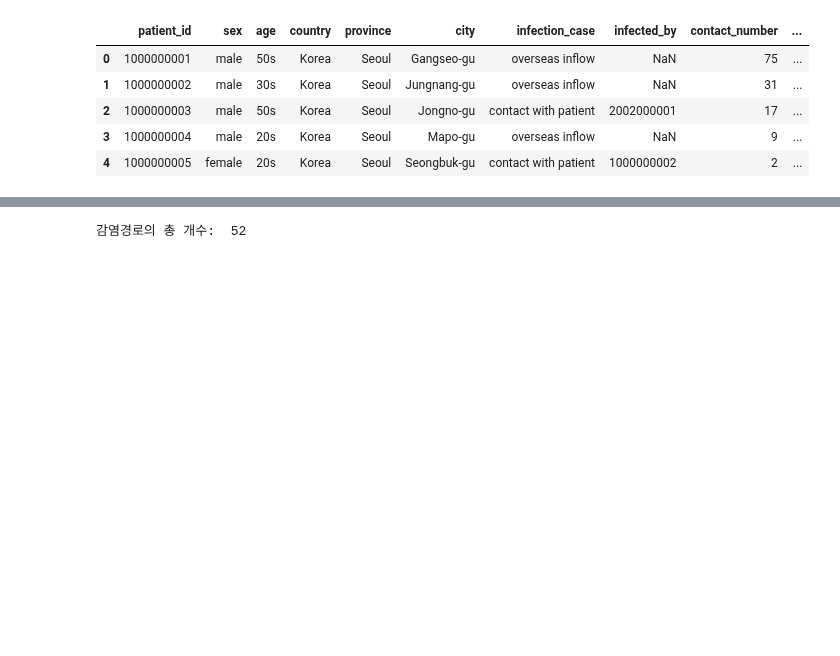
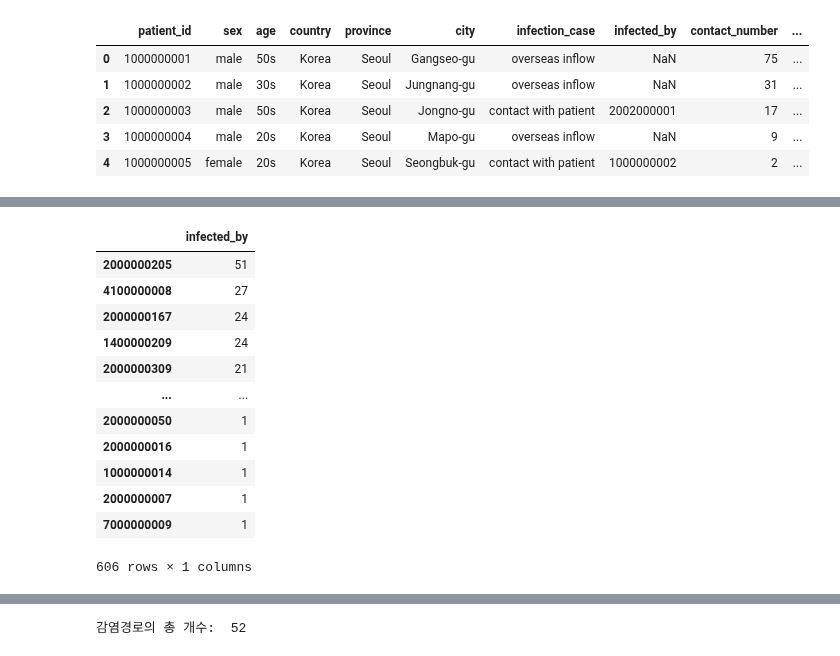
Before and after one commit to zzozzo/Datathon, a Jupyter notebook: DS_covid19.ipynb, the cells around one changed output, grey strips where cells are left out. Cells and saved outputs as stored; diff of their text form; code cells hidden in the pictures; blank space fills up the shorter version.

```diff
--- a/DS_covid19.ipynb
+++ b/DS_covid19.ipynb
@@ -231,0 +129,16 @@ display(PI_df.head())
+# %%
+infected_by.to_frame()
+# %% [output]
+|  | infected_by |
+| 2000000205 | 51 |
+| 4100000008 | 27 |
+| 2000000167 | 24 |
+| 1400000209 | 24 |
+| 2000000309 | 21 |
+| ... | ... |
+| 2000000050 | 1 |
+| 2000000016 | 1 |
+| 1000000014 | 1 |
+| 2000000007 | 1 |
+| 7000000009 | 1 |
+606 rows × 1 columns
```
Also changed, not shown: parts of 62 cells of this notebook.
